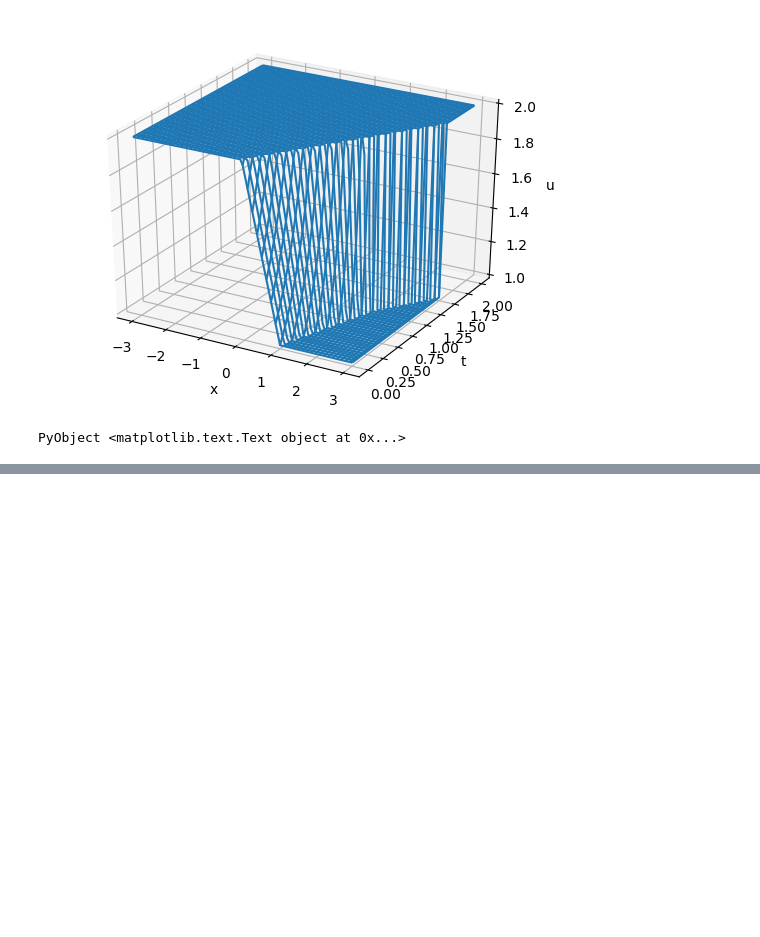
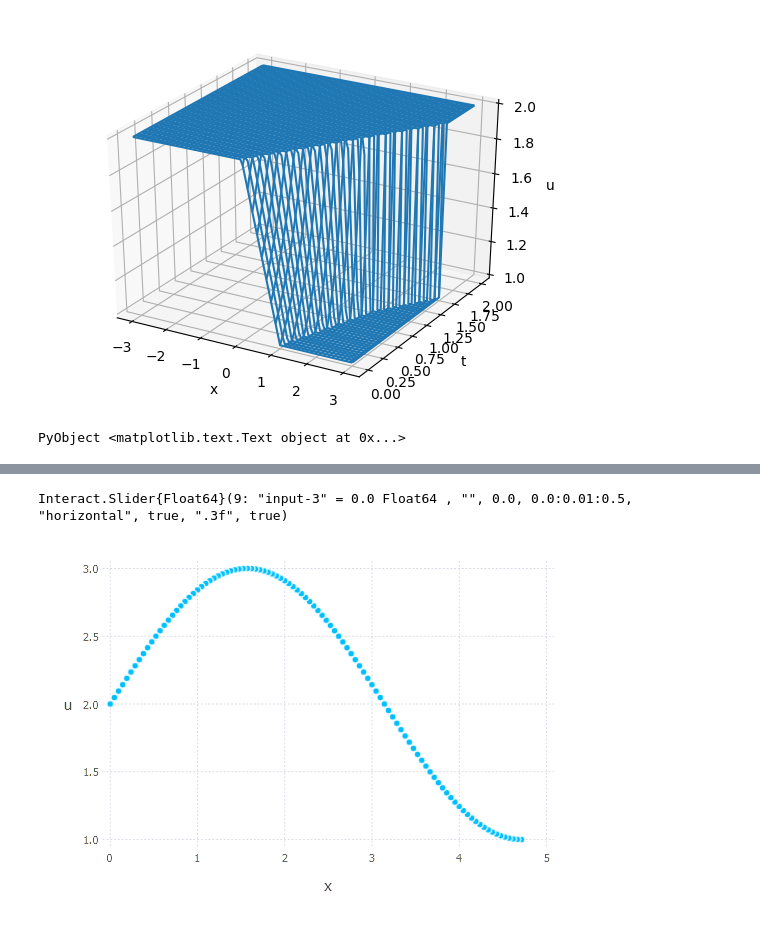
Before and after one commit to ivanslapnicar/Matematika-posebna_poglavlja, a Jupyter notebook: src/MPP07b_Nelinearni_valovi.ipynb, the cells around one changed output, grey strips where cells are left out. Saved outputs shown, nothing was run; the diff lists cells and outputs as text; code cells hidden in the pictures; blank space fills up the shorter version.

```diff
--- a/src/MPP07b_Nelinearni_valovi.ipynb
+++ b/src/MPP07b_Nelinearni_valovi.ipynb
@@ -176,0 +264,11 @@ PyObject <matplotlib.text.Text object at 0x...>
+# %%
+# Pogledajmo kako se val mijenja u ovisnosti o vremenu t
+@manipulate for t in slider(0.0:0.01:0.5,value=0.0)
+    ξ=linspace(0,3*pi/2,100)
+    u=sin.(ξ)+2
+    x=u.^2*t+ξ
+    plot(x=x,y=u,Guide.xlabel("x"),Guide.ylabel("u"))
+end
+# %% [output]
+Interact.Slider{Float64}(9: "input-3" = 0.0 Float64 , "", 0.0, 0.0:0.01:0.5, "horizontal", true, ".3f", true)
+[figure, added]
```
Also changed, not shown: parts of 10 cells of this notebook.
